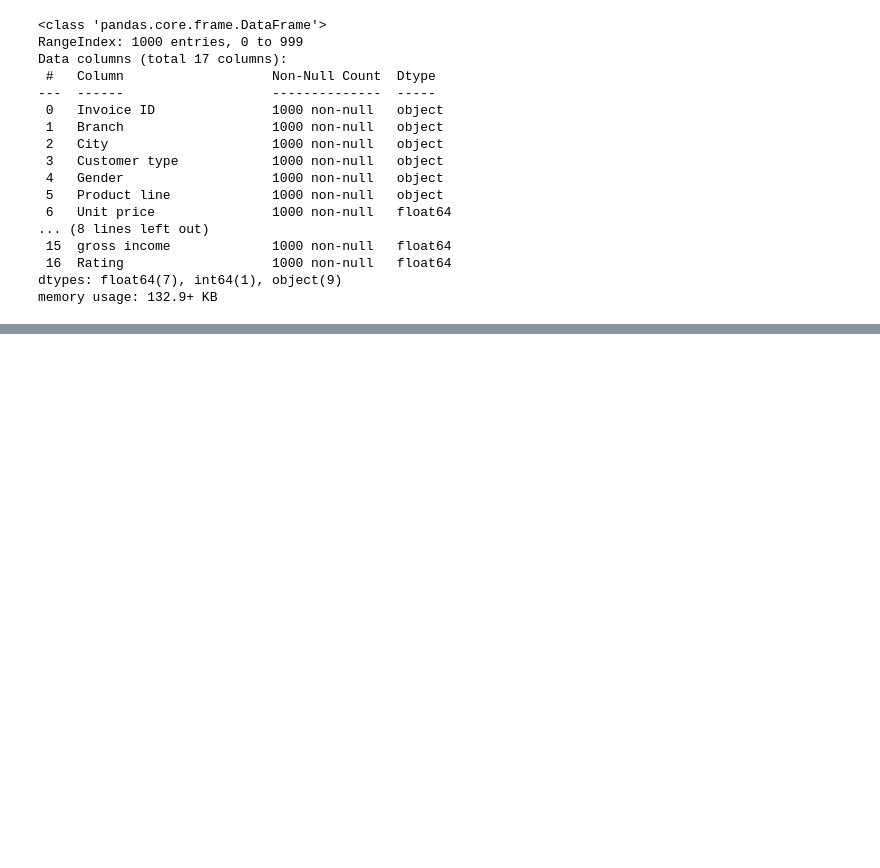
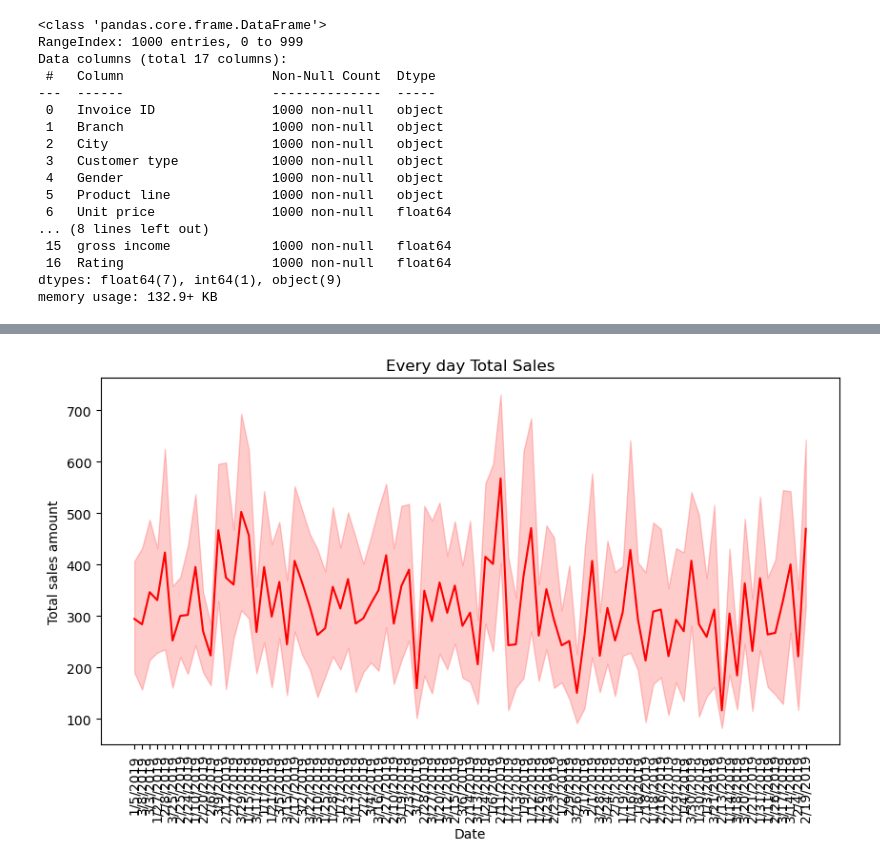
Before and after one commit to SIDAComtech-SIDAGA/SalesDataAnalysis, a Jupyter notebook: main.ipynb, the cells around one changed output, grey strips where cells are left out. Cells and saved outputs as stored; diff of their text form; code cells hidden in the pictures; blank space fills up the shorter version.

```diff
--- a/main.ipynb
+++ b/main.ipynb
@@ -39,0 +113,11 @@ memory usage: 132.9+ KB
+# %%
+#Create a line chart to understand the sales trend
+plt.figure(figsize=(10,5))
+sns.lineplot(data, x = 'Date', y = 'Total', palette = 'coolwarm', color = 'red')
+plt.title("Every day Total Sales")
+plt.xlabel("Date")
+plt.ylabel("Total sales amount")
+plt.xticks(rotation=90)
+plt.show()
+# %% [output]
+[figure, added]
```
Also changed, not shown: parts of 12 cells of this notebook.
